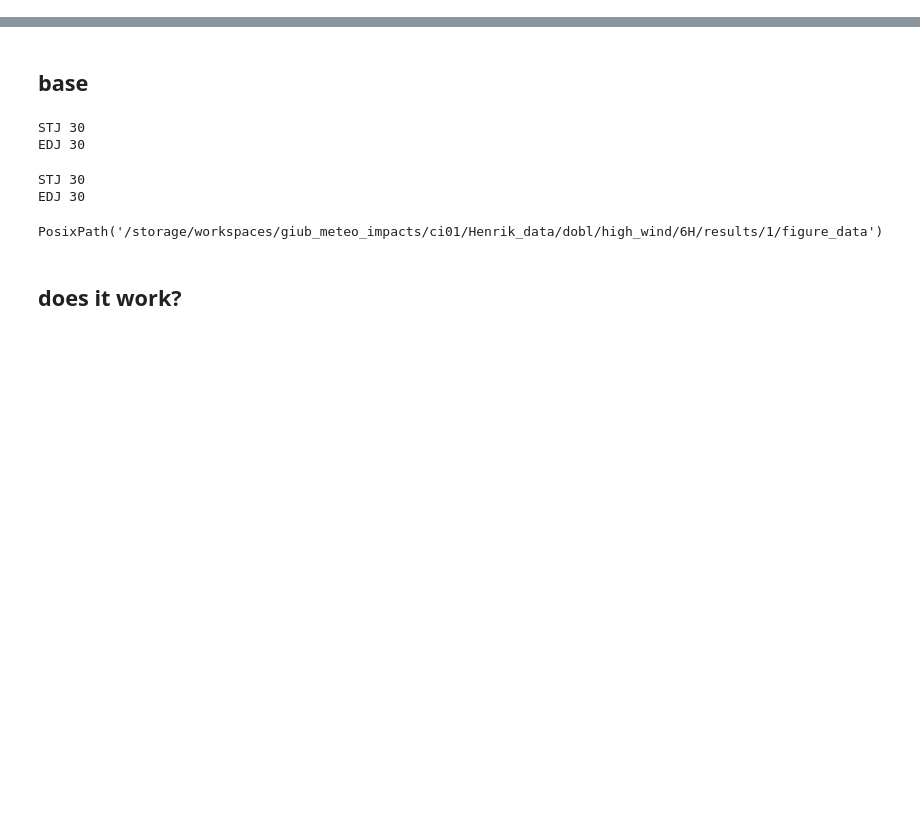
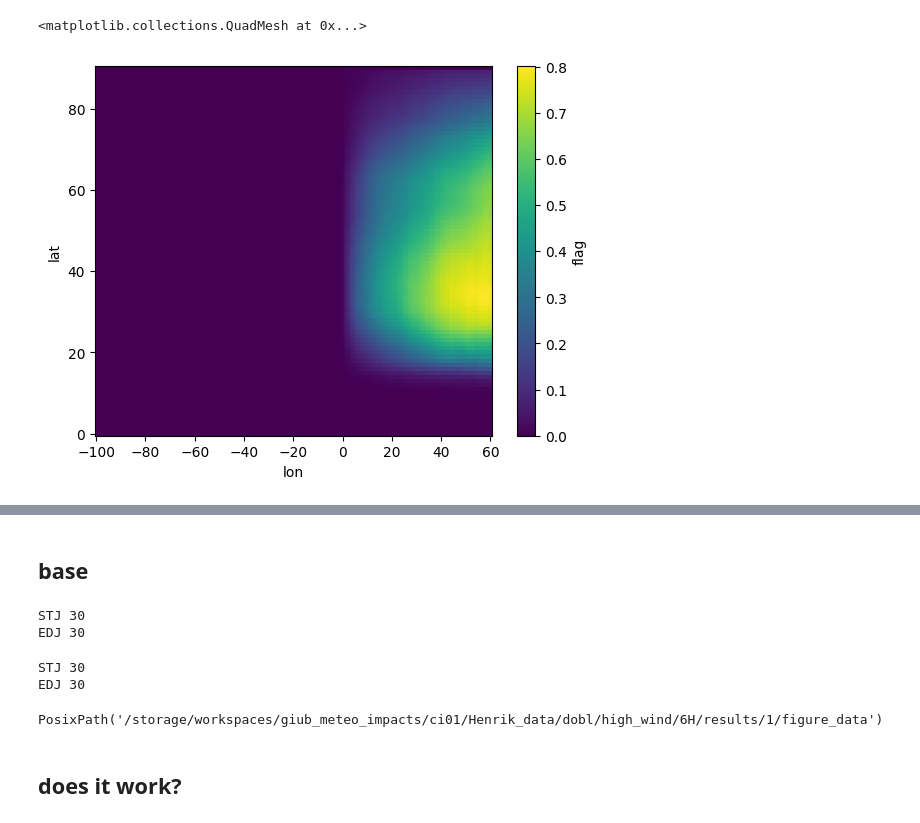
Before and after one commit to hbanderier/persistent-extremes-era5, a Jupyter notebook: Playgrounds/data_henrik_pg.ipynb, the cells around one changed output, grey strips where cells are left out. Drawn from its saved outputs; the diff is of its cells as text; code cells hidden in the pictures; blank space fills up the shorter version.

```diff
--- a/Playgrounds/data_henrik_pg.ipynb
+++ b/Playgrounds/data_henrik_pg.ipynb
@@ -62,28 +34,0 @@ for run in ["ctrl", "dobl"]:
-# %%
-for run in ["ctrl", "dobl"]:
-    basepath_zeta = Path(DATADIR, f"Henrik_data/{run}/zeta/6H")
-    basepath_mflux = Path(DATADIR, f"Henrik_data/{run}/mflux/6H")
-    opath = Path(DATADIR, f"Henrik_data/{run}/rwb_index")
-    opath.mkdir(exist_ok=True)
-    for year in range(1969, 2021):
-        zeta = xr.open_dataarray(basepath_zeta.joinpath(f"{year}.nc"))
-        zeta = zeta.assign_coords(lat=0.7 + np.arange(len(zeta.lat), dtype=np.float128) * 0.94).rename("zeta")
-        mflux = xr.open_dataarray(basepath_mflux.joinpath(f"{year}.nc"))
-        mflux = mflux.assign_coords(lat=0.7 + np.arange(len(mflux.lat), dtype=np.float128) * 0.94).rename("mflux")
-        for ilev in range(len(zeta.lev)):
-            ofile = opath.joinpath(f"overturnings_{year}_{int(zeta.lev[ilev]) // 100}hPa.parquet")
-            if ofile.is_file():
-                continue
-            zeta_ = wb.calculate_smoothed_field(
-                data=zeta.isel(lev=ilev),
-                passes=5,
-                weights=np.array([[0, 1, 0], [1, 2, 1], [0, 1, 0]]),
-                mode="wrap"
-            )
-            out = wb.calculate_overturnings(
-                data=zeta_ * 1e5,
-                contour_levels=[-7.5, 7.5],
-                intensity=mflux.isel(lev=ilev), # optional
-                periodic_add=120
-            )
-            # out.to_parquet(ofile)
@@ -89,0 +126,13 @@ for run in ["ctrl", "dobl"]:
+# %%
+coords = {
+    "time": pd.date_range("19690101", "19700101", freq="6h", inclusive="left"),
+    "lat": np.arange(0, 90.5, 1),
+    "lon": np.arange(-100, 60.5, 1),
+}
+shape = [len(co) for co in coords.values()]
+dummy_da = xr.DataArray(np.zeros(shape, dtype=np.uint32), coords=coords)
+# %%
+to_xarray(dummy_da, out[0], "ones").mean("time").plot()
+# %% [output]
+<matplotlib.collections.QuadMesh at 0x...>
+[figure, added]
```
Also changed, not shown: parts of 15 cells of this notebook, 10 other files.
